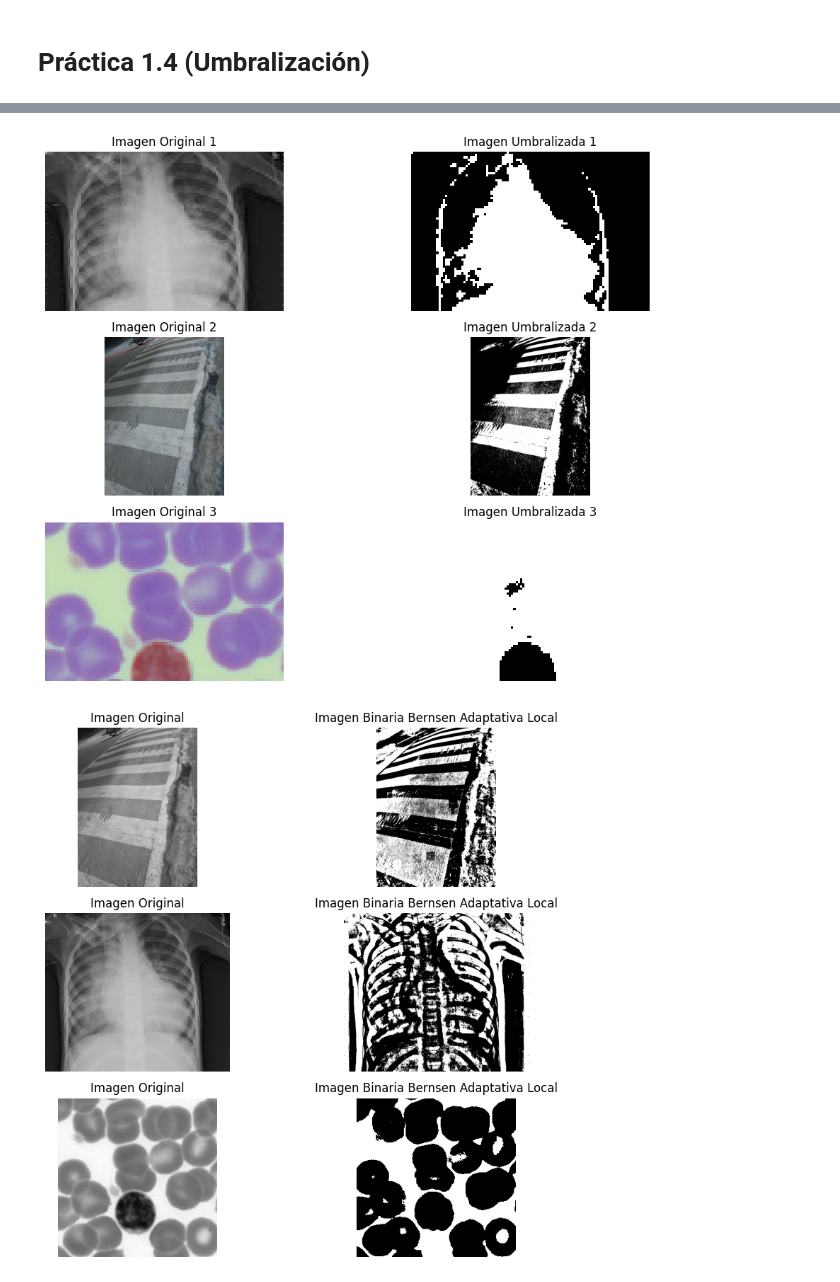
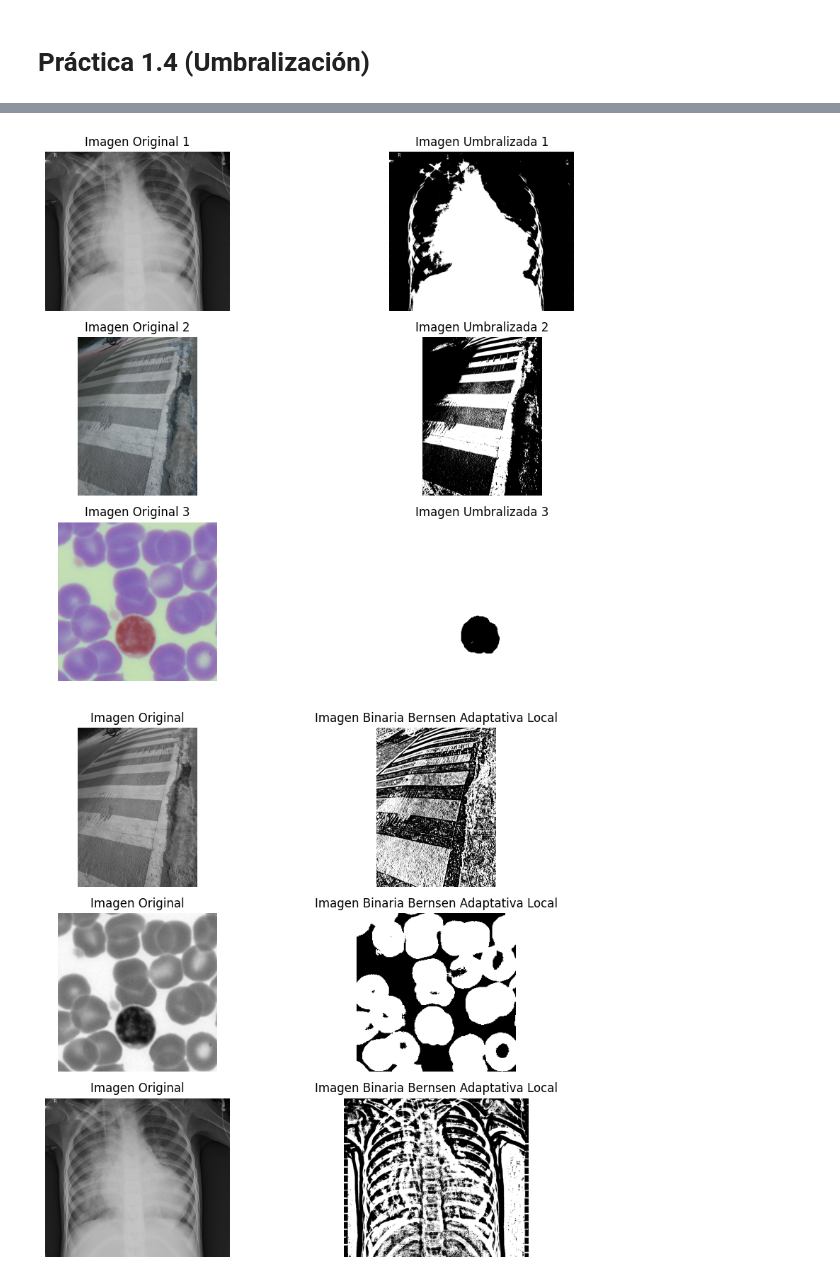
Before and after one commit to AngelRosalesContreras/Practica1-4, a Jupyter notebook: Práctica_1_4.ipynb, the cells around one changed output, grey strips where cells are left out. Cells and saved outputs as stored; diff of their text form; code cells hidden in the pictures.

Commit message:
Creación función

```diff
--- a/Práctica_1_4.ipynb
+++ b/Práctica_1_4.ipynb
@@ -17,9 +17,8 @@ imagenes = [
 
 fig, axs = plt.subplots(1, len(imagenes), figsize=(15, 5))
 
-for i, imagen_nombre in enumerate(imagenes):
-
-    imagen = cv2.imread(imagen_nombre, 0)
+# Función para realizar la umbralización global iterativa
+def umbralización_global(imagen):
 
     # Seleccionar una estimación inicial para el umbral T (por ejemplo, el valor medio de intensidad de la imagen)
     T = np.mean(imagen)
@@ -48,10 +47,15 @@ for i, imagen_nombre in enumerate(imagenes):
 
     # Umbralizar la imagen final
     imagen_umbralizada = np.where(imagen > T, 255, 0)
+    return imagen_umbralizada
 
-    axs[i].imshow(imagen_umbralizada, cmap='gray')
-    axs[i].set_title(f'Imagen {i+1} umbralización global')
-    axs[i].axis('off')
+for i, imagen_nombre in enumerate(imagenes):
+  imagen = cv2.imread(imagen_nombre, 0)
+  imagen_umbralizada = umbralización_global(imagen)
+
+  axs[i].imshow(imagen_umbralizada, cmap='gray')
+  axs[i].set_title(f'Imagen {i+1} umbralización global')
+  axs[i].axis('off')
 
 plt.tight_layout()
 plt.show()
@@ -153,7 +157,7 @@ plt.axis('off')
 plt.tight_layout()
 plt.show()
 # %% [output]
-[figure, old version]
+[figure, new version]
 # %%
 import cv2
 import numpy as np
@@ -189,9 +193,9 @@ def umbralizacion_bernsen_adaptativa(imagen, ventana_tamano, fondo_blanco):
     return imagen_binaria
 
 # Cargar la imagen
-imagen1 = cv2.imread('uno.jpg',cv2.IMREAD_GRAYSCALE)
-imagen3 = cv2.imread('dos.jpeg',cv2.IMREAD_GRAYSCALE)
-imagen5 = cv2.imread('tres.png',cv2.IMREAD_GRAYSCALE)
+imagen1 = cv2.imread(imagenes[0],cv2.IMREAD_GRAYSCALE)
+imagen3 = cv2.imread(imagenes[1],cv2.IMREAD_GRAYSCALE)
+imagen5 = cv2.imread(imagenes[2],cv2.IMREAD_GRAYSCALE)
 
 imagen2 = umbralizacion_bernsen_adaptativa(imagen1, 50, 1) #1 dondo negro
 imagen4 = umbralizacion_bernsen_adaptativa(imagen3, 50, 1)
@@ -214,31 +218,31 @@ plt.title('Imagen Binaria Bernsen Adaptativa Local')
 plt.axis('off')
 
 # Subplot 3
 plt.subplot(3, 2, 3)
 plt.imshow(imagen3, cmap='gray')
 plt.title('Imagen Original')
 plt.axis('off')
 
 # Subplot 4
 plt.subplot(3, 2, 4)
 plt.imshow(imagen4, cmap='gray')
 plt.title('Imagen Binaria Bernsen Adaptativa Local')
 plt.axis('off')
 
 # Subplot 5
 plt.subplot(3, 2, 5)
 plt.imshow(imagen5, cmap='gray')
 plt.title('Imagen Original')
 plt.axis('off')
 
 # Subplot 6
 plt.subplot(3, 2, 6)
 plt.imshow(imagen6, cmap='gray')
 plt.title('Imagen Binaria Bernsen Adaptativa Local')
 plt.axis('off')
 
 # Ajustar el diseño y mostrar la figura
 plt.tight_layout()
 plt.show()
 # %% [output]
-[figure, old version]
+[figure, new version]
```
Also changed, not shown: parts of 2 cells of this notebook.
